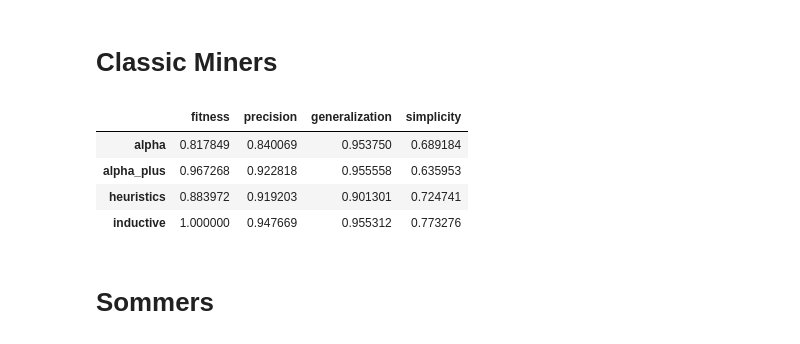
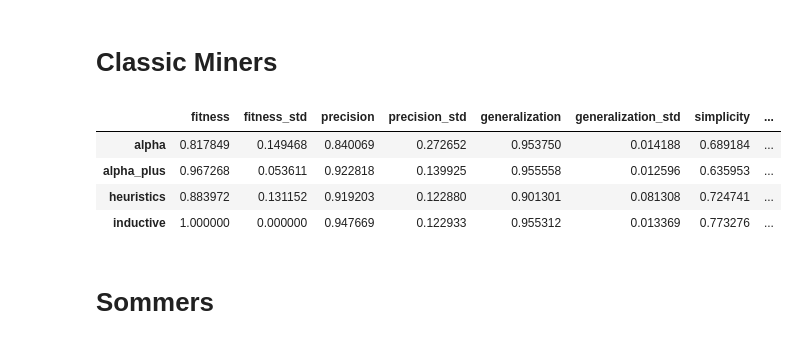
Before and after one commit to bade27/GLPD, a Jupyter notebook: project/notebooks/compare_on_synthetic.ipynb, the cells around one changed output. Drawn from its saved outputs; the diff is of its cells as text; code cells hidden in the pictures.

```diff
--- a/project/notebooks/compare_on_synthetic.ipynb
+++ b/project/notebooks/compare_on_synthetic.ipynb
@@ -18,10 +18,10 @@ mine_w_silent = os.path.join(my_miner_dir, "inference_silent")
 # %%
 cm_folders = os.listdir(classic_miners_dir)
 
-alpha = {"fitness":[],"precision":[],"generalization":[],"simplicity":[]}
-alpha_plus = {"fitness":[],"precision":[],"generalization":[],"simplicity":[]}
-heuristics = {"fitness":[],"precision":[],"generalization":[],"simplicity":[]}
-inductive = {"fitness":[],"precision":[],"generalization":[],"simplicity":[]}
+alpha = {"fitness":[],"precision":[],"generalization":[],"simplicity":[],"fscore":[]}
+alpha_plus = {"fitness":[],"precision":[],"generalization":[],"simplicity":[],"fscore":[]}
+heuristics = {"fitness":[],"precision":[],"generalization":[],"simplicity":[],"fscore":[]}
+inductive = {"fitness":[],"precision":[],"generalization":[],"simplicity":[],"fscore":[]}
 
 for folder in cm_folders:
     alpha_result_file = os.path.join(classic_miners_dir, folder, "alpha", folder+"res.txt")
@@ -40,6 +40,7 @@ for folder in cm_folders:
             elif "simplicity" in line:
                 result = re.findall(r"\d\.\d+", line)
                 alpha["simplicity"].append(float(result[0]))
+        alpha["fscore"].append((2*alpha["fitness"][-1]*alpha["precision"][-1])/(alpha["fitness"][-1]+alpha["precision"][-1]))
 
     alpha_plus_result_file = os.path.join(classic_miners_dir, folder, "alpha_plus", folder+"res.txt")
     with open(alpha_plus_result_file, "r") as file:
@@ -57,6 +58,7 @@ for folder in cm_folders:
             elif "simplicity" in line:
                 result = re.findall(r"\d\.\d+", line)
                 alpha_plus["simplicity"].append(float(result[0]))
+        alpha_plus["fscore"].append((2*alpha_plus["fitness"][-1]*alpha_plus["precision"][-1])/(alpha_plus["fitness"][-1]+alpha_plus["precision"][-1]))
 
     heuristics_result_file = os.path.join(classic_miners_dir, folder, "heuristics", folder+"res.txt")
     with open(heuristics_result_file, "r") as file:
@@ -74,6 +76,7 @@ for folder in cm_folders:
             elif "simplicity" in line:
                 result = re.findall(r"\d\.\d+", line)
                 heuristics["simplicity"].append(float(result[0]))
+        heuristics["fscore"].append((2*heuristics["fitness"][-1]*heuristics["precision"][-1])/(heuristics["fitness"][-1]+heuristics["precision"][-1]))
 
     inductive_result_file = os.path.join(classic_miners_dir, folder, "inductive", folder+"res.txt")
     with open(inductive_result_file, "r") as file:
@@ -91,6 +94,7 @@ for folder in cm_folders:
             elif "simplicity" in line:
                 result = re.findall(r"\d\.\d+", line)
                 inductive["simplicity"].append(float(result[0]))
+        inductive["fscore"].append((2*inductive["fitness"][-1]*inductive["precision"][-1])/(inductive["fitness"][-1]+inductive["precision"][-1]))
 
 assert len(alpha["precision"]) == len(alpha["fitness"])
 assert len(alpha["simplicity"]) == len(alpha["fitness"])
@@ -108,38 +112,71 @@ assert len(inductive["precision"]) == len(inductive["fitness"])
 assert len(inductive["simplicity"]) == len(inductive["fitness"])
 assert len(inductive["generalization"]) == len(inductive["simplicity"])
 # %%
-classic_miners_results = pd.DataFrame(columns=["fitness", "precision", "generalization", "simplicity"])
+classic_miners_results = pd.DataFrame(columns=[
+    "fitness", "fitness_std",
+    "precision", "precision_std",
+    "generalization", "generalization_std",
+    "simplicity", "simplicity_std",
+    "fscore","fscore_std"])
+
 classic_miners_results.loc["alpha"] = [
     np.mean(alpha["fitness"]),
+    np.std(alpha["fitness"]),
     np.mean(alpha["precision"]),
+    np.std(alpha["precision"]),
     np.mean(alpha["generalization"]),
-    np.mean(alpha["simplicity"])
+    np.std(alpha["generalization"]),
+    np.mean(alpha["simplicity"]),
+    np.std(alpha["simplicity"]),
+    np.mean(alpha["fscore"]),
+    np.std(alpha["fscore"])
     ]
+
 classic_miners_results.loc["alpha_plus"] = [
     np.mean(alpha_plus["fitness"]),
+    np.std(alpha_plus["fitness"]),
     np.mean(alpha_plus["precision"]),
+    np.std(alpha_plus["precision"]),
     np.mean(alpha_plus["generalization"]),
-    np.mean(alpha_plus["simplicity"])
+    np.std(alpha_plus["generalization"]),
+    np.mean(alpha_plus["simplicity"]),
+    np.std(alpha_plus["simplicity"]),
+    np.mean(alpha_plus["fscore"]),
+    np.std(alpha_plus["fscore"])
     ]
+
 classic_miners_results.loc["heuristics"] = [
     np.mean(heuristics["fitness"]),
+    np.std(heuristics["fitness"]),
     np.mean(heuristics["precision"]),
+    np.std(heuristics["precision"]),
     np.mean(heuristics["generalization"]),
-    np.mean(heuristics["simplicity"])
+    np.std(heuristics["generalization"]),
+    np.mean(heuristics["simplicity"]),
+    np.std(heuristics["simplicity"]),
+    np.mean(heuristics["fscore"]),
+    np.std(heuristics["fscore"])
     ]
+
 classic_miners_results.loc["inductive"] = [
     np.mean(inductive["fitness"]),
+    np.std(inductive["fitness"]),
     np.mean(inductive["precision"]),
+    np.std(inductive["precision"]),
     np.mean(inductive["generalization"]),
-    np.mean(inductive["simplicity"])
+    np.std(inductive["generalization"]),
+    np.mean(inductive["simplicity"]),
+    np.std(inductive["simplicity"]),
+    np.mean(inductive["fscore"]),
+    np.std(inductive["fscore"])
     ]
 classic_miners_results
 # %% [output]
-|  | fitness | precision | generalization | simplicity |
-| alpha | 0.817849 | 0.840069 | 0.953750 | 0.689184 |
-| alpha_plus | 0.967268 | 0.922818 | 0.955558 | 0.635953 |
-| heuristics | 0.883972 | 0.919203 | 0.901301 | 0.724741 |
-| inductive | 1.000000 | 0.947669 | 0.955312 | 0.773276 |
+|  | fitness | fitness_std | precision | precision_std | generalization | generalization_std | simplicity | ... |
+| alpha | 0.817849 | 0.149468 | 0.840069 | 0.272652 | 0.953750 | 0.014188 | 0.689184 | ... |
+| alpha_plus | 0.967268 | 0.053611 | 0.922818 | 0.139925 | 0.955558 | 0.012596 | 0.635953 | ... |
+| heuristics | 0.883972 | 0.131152 | 0.919203 | 0.122880 | 0.901301 | 0.081308 | 0.724741 | ... |
+| inductive | 1.000000 | 0.000000 | 0.947669 | 0.122933 | 0.955312 | 0.013369 | 0.773276 | ... |
 # %% [markdown]
 # Sommers
 # %%
```
Also changed, not shown: parts of 9 cells of this notebook, 5 other files.
